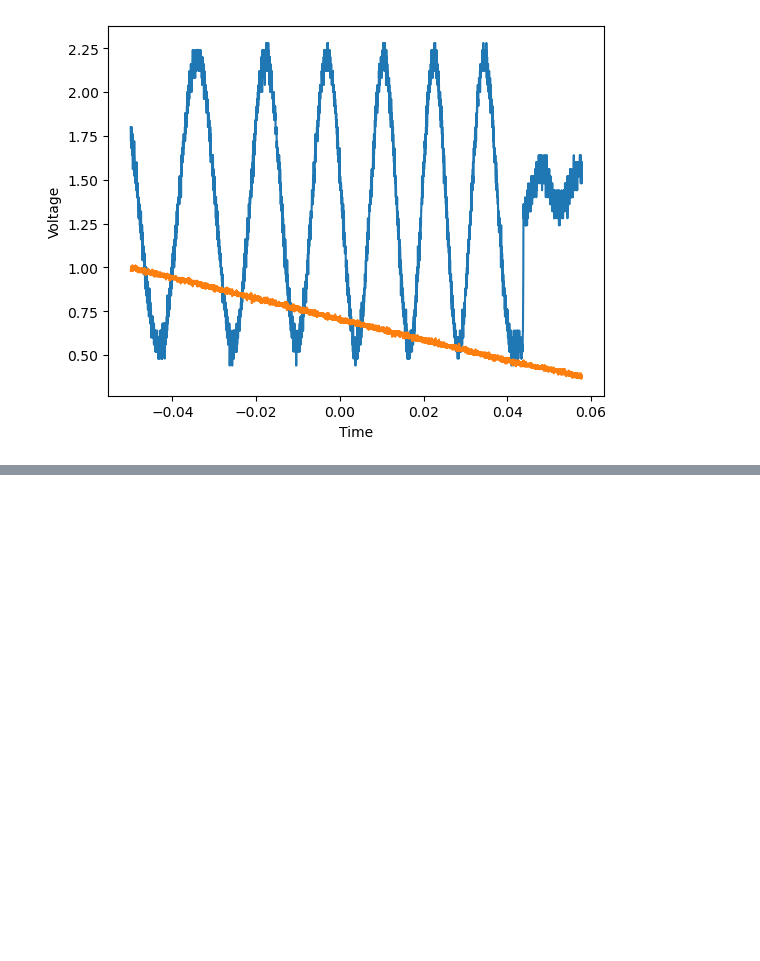
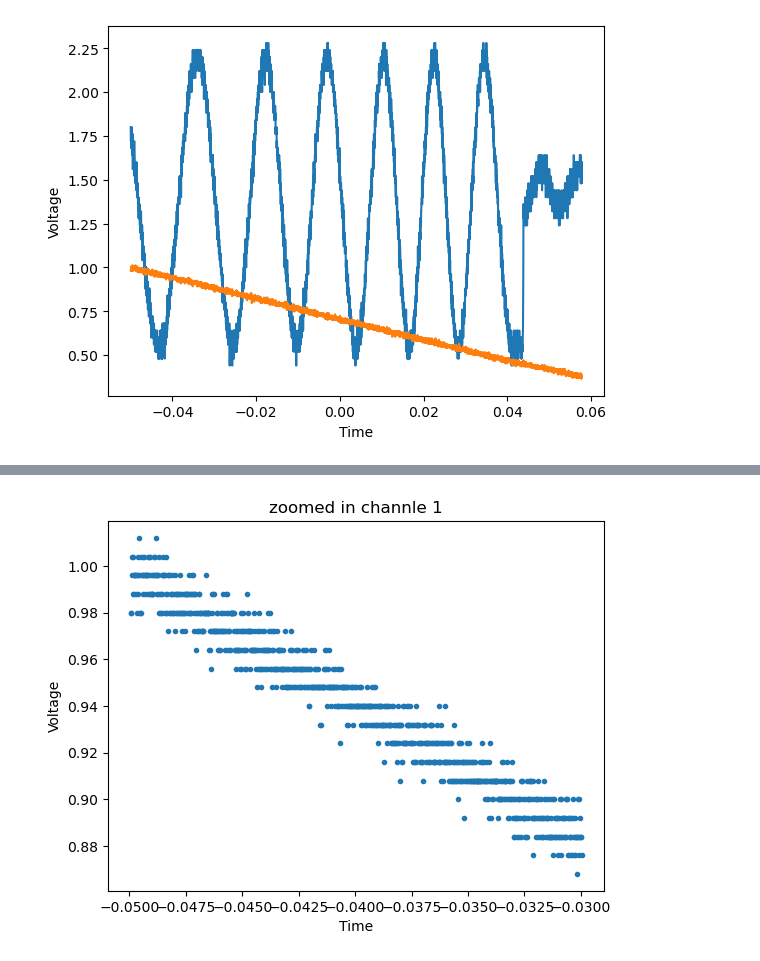
Before and after one commit to LaraTatli18/doppler-free-laser-spectroscopy, a Jupyter notebook: Calibrate.ipynb, the cells around one changed output, grey strips where cells are left out. Drawn from its saved outputs; the diff is of its cells as text; code cells hidden in the pictures; blank space fills up the shorter version.

```diff
--- a/Calibrate.ipynb
+++ b/Calibrate.ipynb
@@ -99,0 +101,11 @@ plt.show()
+# %%
+#this data is actually discrete so we can add uncertanties as +- half the step
+plt.scatter(trunc_time_ch1[0:1000], trunc_voltage_ch1[0:1000], marker='.')
+
+plt.xlabel('Time')
+plt.ylabel('Voltage')
+plt.title("zoomed in channle 1")
+
+plt.show()
+# %% [output]
+[figure, added]
```
Also changed, not shown: parts of 7 cells of this notebook.
